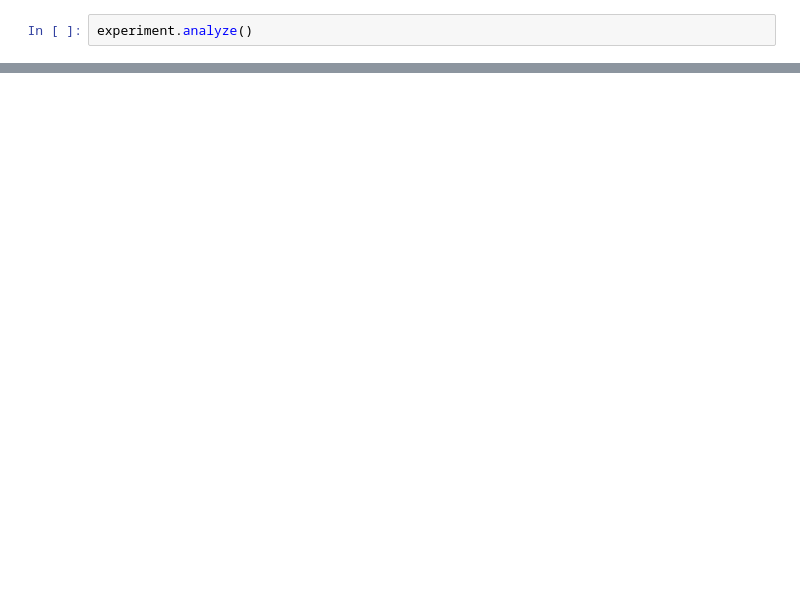
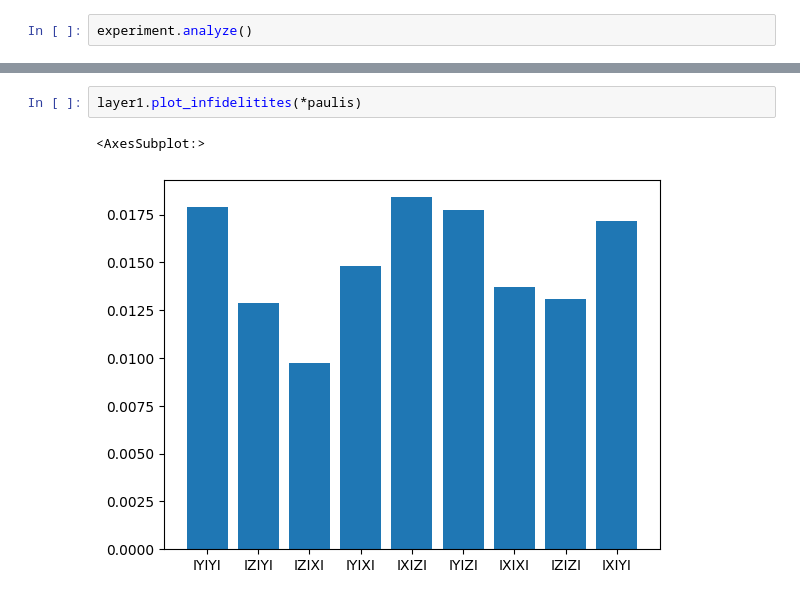
Before and after one commit to benmcdonough20/NEPEC_on_Hardware, a Jupyter notebook: ArbitraryCircuit/tester.ipynb, the cells around one changed output, grey strips where cells are left out. Drawn from its saved outputs; the diff is of its cells as text; blank space fills up the shorter version.

```diff
--- a/ArbitraryCircuit/tester.ipynb
+++ b/ArbitraryCircuit/tester.ipynb
@@ -108,0 +58,5 @@ def random_circ(N):
+# %%
+layer1.plot_infidelitites(*paulis)
+# %% [output]
+<AxesSubplot:>
+[figure, added]
```
Also changed, not shown: parts of 22 cells of this notebook, 23 other files.
